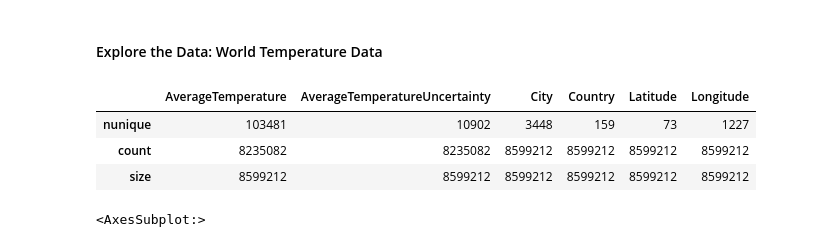
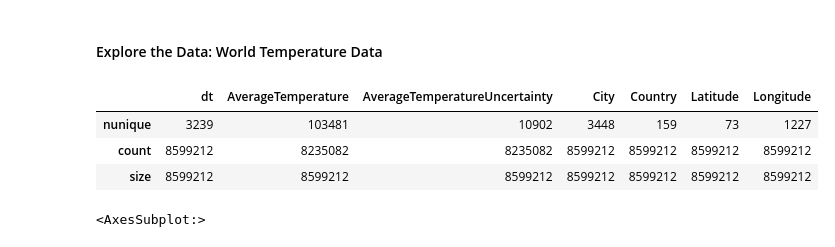
Before and after one commit to euweb/CapstoneProject, a Jupyter notebook: Capstone Project Template.ipynb, the cells around one changed output. Saved outputs shown, nothing was run; the diff lists cells and outputs as text; code cells hidden in the pictures.

Commit message:
asset temp dataset and cleaning up

```diff
--- a/Capstone Project Template.ipynb
+++ b/Capstone Project Template.ipynb
@@ -231,13 +270,13 @@ visatype 0
 # %% [markdown]
 #### Explore the Data: World Temperature Data
 # %%
-temp_agg_df = temp_df.iloc[: , 1:].agg(['nunique','count','size'])
+temp_agg_df = temp_df.agg(['nunique','count','size'])
 temp_agg_df
 # %% [output]
-|  | AverageTemperature | AverageTemperatureUncertainty | City | Country | Latitude | Longitude |
-| nunique | 103481 | 10902 | 3448 | 159 | 73 | 1227 |
-| count | 8235082 | 8235082 | 8599212 | 8599212 | 8599212 | 8599212 |
-| size | 8599212 | 8599212 | 8599212 | 8599212 | 8599212 | 8599212 |
+|  | dt | AverageTemperature | AverageTemperatureUncertainty | City | Country | Latitude | Longitude |
+| nunique | 3239 | 103481 | 10902 | 3448 | 159 | 73 | 1227 |
+| count | 8599212 | 8235082 | 8235082 | 8599212 | 8599212 | 8599212 | 8599212 |
+| size | 8599212 | 8599212 | 8599212 | 8599212 | 8599212 | 8599212 | 8599212 |
 # %%
 temp_df.isnull().sum(axis=0).plot(kind="bar")
 # %% [output]
```
Also changed, not shown: parts of 11 cells of this notebook.
